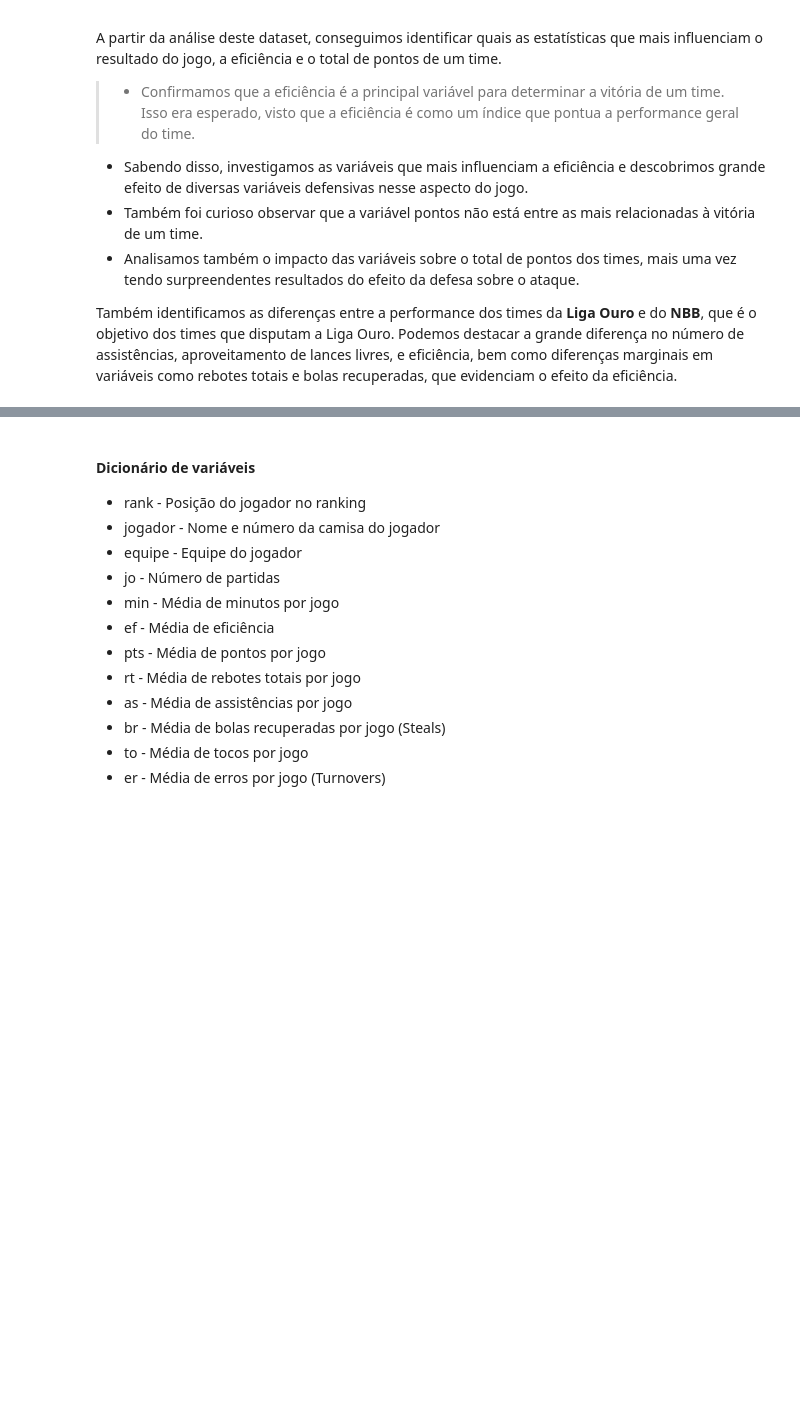
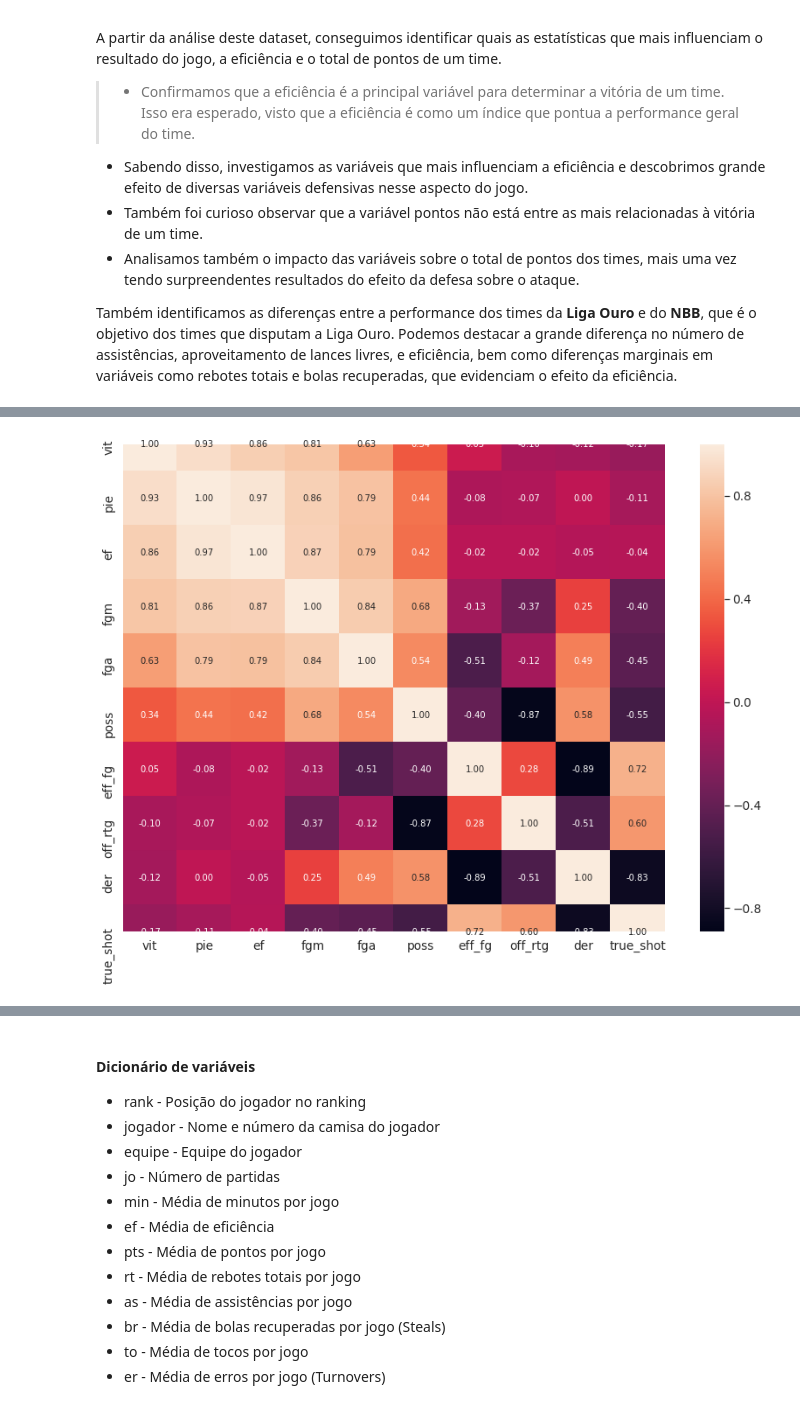
Before and after one commit to rafaelnduarte/Analise_De_Dados_Cerrado_Basquete, a Jupyter notebook: Codeless_Análise_de_Dados_Cerrado_Basquete.ipynb, the cells around one changed output, grey strips where cells are left out. Drawn from its saved outputs; the diff is of its cells as text; code cells hidden in the pictures; blank space fills up the shorter version.

Commit message:
Introdução de Advanced Stats

```diff
--- a/Codeless_Análise_de_Dados_Cerrado_Basquete.ipynb
+++ b/Codeless_Análise_de_Dados_Cerrado_Basquete.ipynb
@@ -585,0 +612,18 @@ Também identificamos as diferenças entre a performance dos times da **Liga Our
+# %%
+#@title Estatísticas Avançadas - Liga Ouro
+
+# criando Estatísticas Avançadas - Liga Ouro
+df_ouro['fga'] = df_ouro.apply(lambda x: x['2pt'] + x['3pt'], axis=1)
+df_ouro['fgm'] = df_ouro.apply(lambda x: x['2pc'] + x['3pc'], axis=1)
+df_ouro['poss'] = df_ouro.apply(lambda x: 0.96 * (x['2pt'] + x['er'] + (0.45 * x['llt'] - x['ro'])), axis=1)
+df_ouro['off_rtg'] = df_ouro.apply(lambda x: 100 * (x['pts'] / x['poss']), axis=1)
+df_ouro['pie'] = df_ouro.apply(lambda x: x['pts'] + x['fgm'] + x['llc'] - x['fga'] - x['llt'] + x['rt'] + (0.5 * x['ro']) + x['as'] + x['br'] + (0.5 * x['to']) - x['fc'] - x['er'], axis=1)
+df_ouro['as_rat'] = df_ouro.apply(lambda x: 100 * x['as'] / x['fga'] + (0.475 * x['llt']) + x['as'] + x['er'], axis=1)
+df_ouro['er_rat'] = df_ouro.apply(lambda x: 100 * x['er'] / x['fga'] + (0.475 * x['llt'])  + x['as'] + x['er'], axis=1)
+df_ouro['true_shot'] = df_ouro.apply(lambda x: 100 * x['pts'] / (2* x['fga'] + (0.475 * x['llt'])), axis=1)
+df_ouro['eff_fg'] = df_ouro.apply(lambda x: (x['fgm'] + 0.5 * x['3pc']) / x['fga'], axis=1)
+df_ouro['ll_rat'] = df_ouro.apply(lambda x: x['llt'] / x['fga'], axis=1)
+
+# criando um data frame de Estatísticas Avançadas
+adv_stats = df_ouro.filter(['Id','equipe', 'ef', 'vit', 'der', 'fga', 'fgm', 'poss', 'off_rtg', 'pie', 'as_rat', 'er_rat', 'true_shot', 'eff_fg', 'll_rat'], axis=1)
+adv_stats.head(6)
@@ -585,0 +718,19 @@ Também identificamos as diferenças entre a performance dos times da **Liga Our
+# %%
+#@title Heatmap - Advanced Stats Liga Ouro
+# criando uma matriz de correlação
+corr_adv_ouro = adv_stats.corr()
+
+# número de variáveis a serem selecionadas
+k = 10
+
+# encontrando as variáveis mais correlacionadas
+cols = corr_adv_ouro.nlargest(k, 'vit')['vit'].index
+cm = np.corrcoef(adv_stats[cols].values.T)
+
+# plotando heatmap
+f, ax = plt.subplots(figsize=(12, 9))
+sns.set(font_scale=1.25)
+hm = sns.heatmap(cm, cbar=True, annot=True, square=True, fmt='.2f', annot_kws={'size': 10}, yticklabels=cols.values, xticklabels=cols.values)
+plt.tight_layout()
+# %% [output]
+[figure, added]
```
Also changed, not shown: parts of 17 cells of this notebook.
